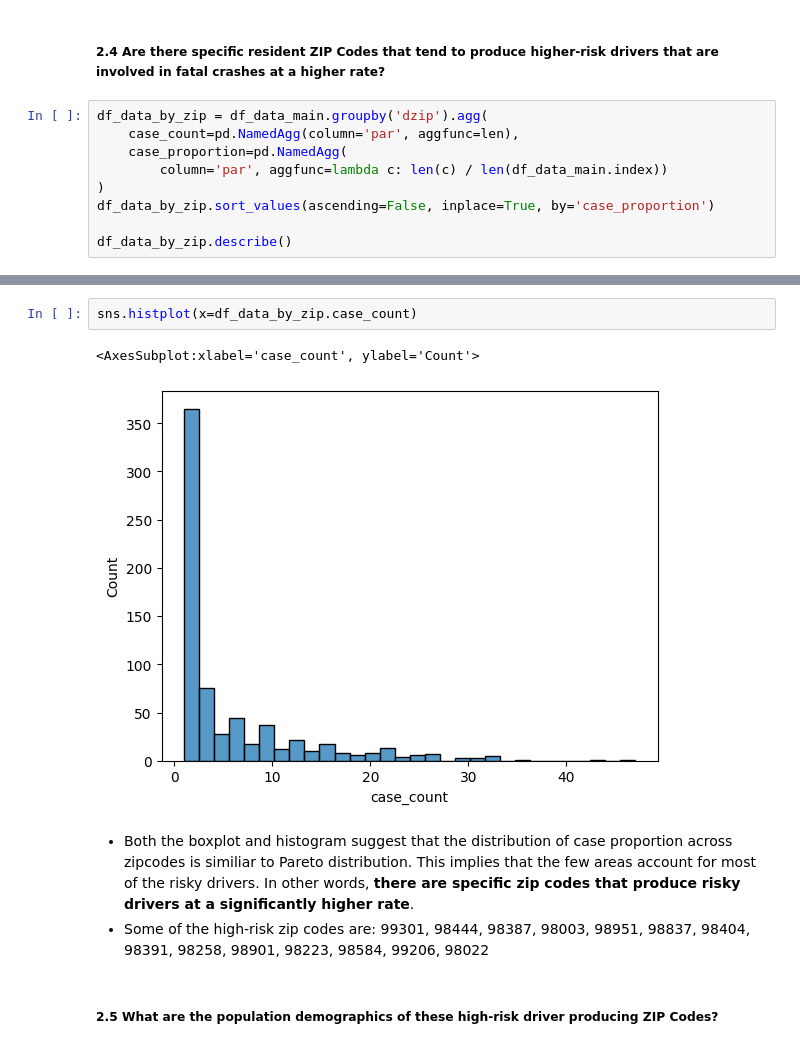
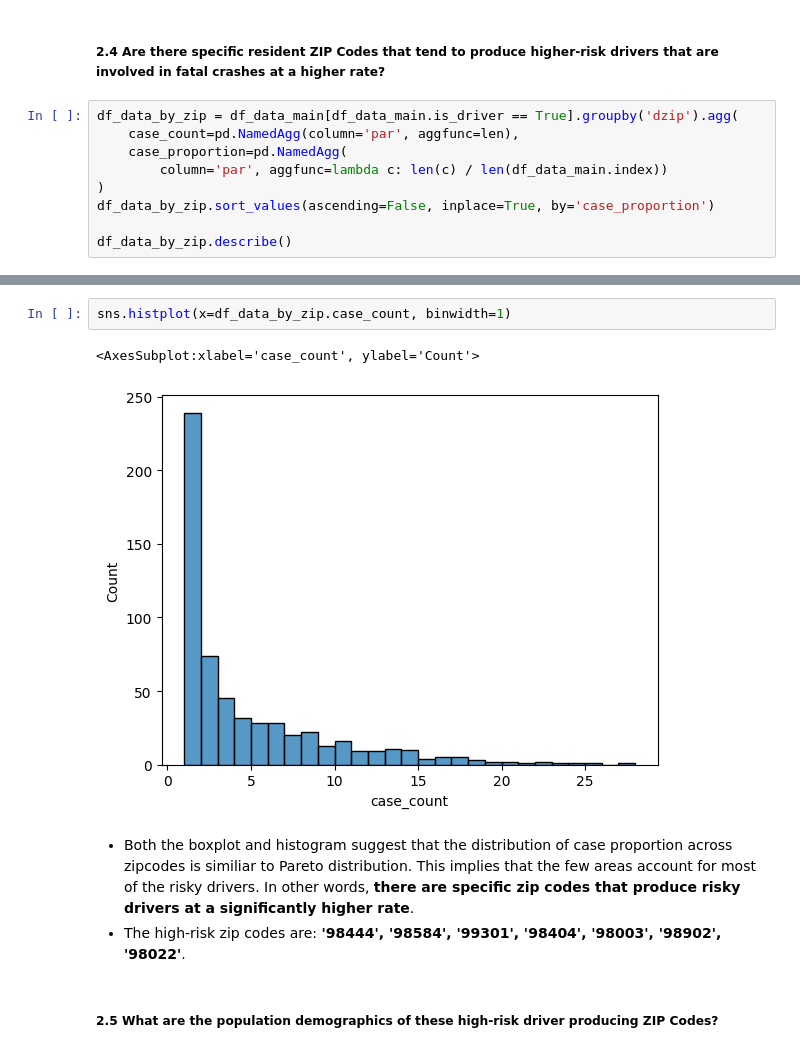
Before and after one commit to Chacoon3/Info-Challenge-2023, a Jupyter notebook: code_py/analysis.ipynb, the cells around one changed output, grey strips where cells are left out. Drawn from its saved outputs; the diff is of its cells as text.

```diff
--- a/code_py/analysis.ipynb
+++ b/code_py/analysis.ipynb
@@ -341,7 +341,7 @@ df_distract[:5]
 # %% [markdown]
 ##### <b>2.4 Are there specific resident ZIP Codes that tend to produce higher-risk drivers that are involved in fatal crashes at a higher rate?</b>
 # %%
-df_data_by_zip = df_data_main.groupby('dzip').agg(
+df_data_by_zip = df_data_main[df_data_main.is_driver == True].groupby('dzip').agg(
     case_count=pd.NamedAgg(column='par', aggfunc=len),
     case_proportion=pd.NamedAgg(
         column='par', aggfunc=lambda c: len(c) / len(df_data_main.index))
@@ -374,11 +376,11 @@ sns.boxplot(y=df_data_by_zip.case_proportion)
 # %%
-sns.histplot(x=df_data_by_zip.case_count)
+sns.histplot(x=df_data_by_zip.case_count, binwidth=1)
 # %% [output]
 <AxesSubplot:xlabel='case_count', ylabel='Count'>
-[figure, old version]
+[figure, new version]
 # %% [markdown]
 - Both the boxplot and histogram suggest that the distribution of case proportion across zipcodes is similiar to Pareto distribution. This implies that the few areas account for most of the risky drivers. In other words, <b>there are specific zip codes that produce risky drivers at a significantly higher rate</b>.
-- Some of the high-risk zip codes are: 99301, 98444, 98387, 98003, 98951, 98837, 98404, 98391, 98258, 98901, 98223, 98584, 99206, 98022
+- The high-risk zip codes are: <b>'98444', '98584', '99301', '98404', '98003', '98902', '98022'</b>.
 # %% [markdown]
 ##### <b>2.5 What are the population demographics of these high-risk driver producing ZIP Codes?</b>
 # %%
```
Also changed, not shown: parts of 12 cells of this notebook.
